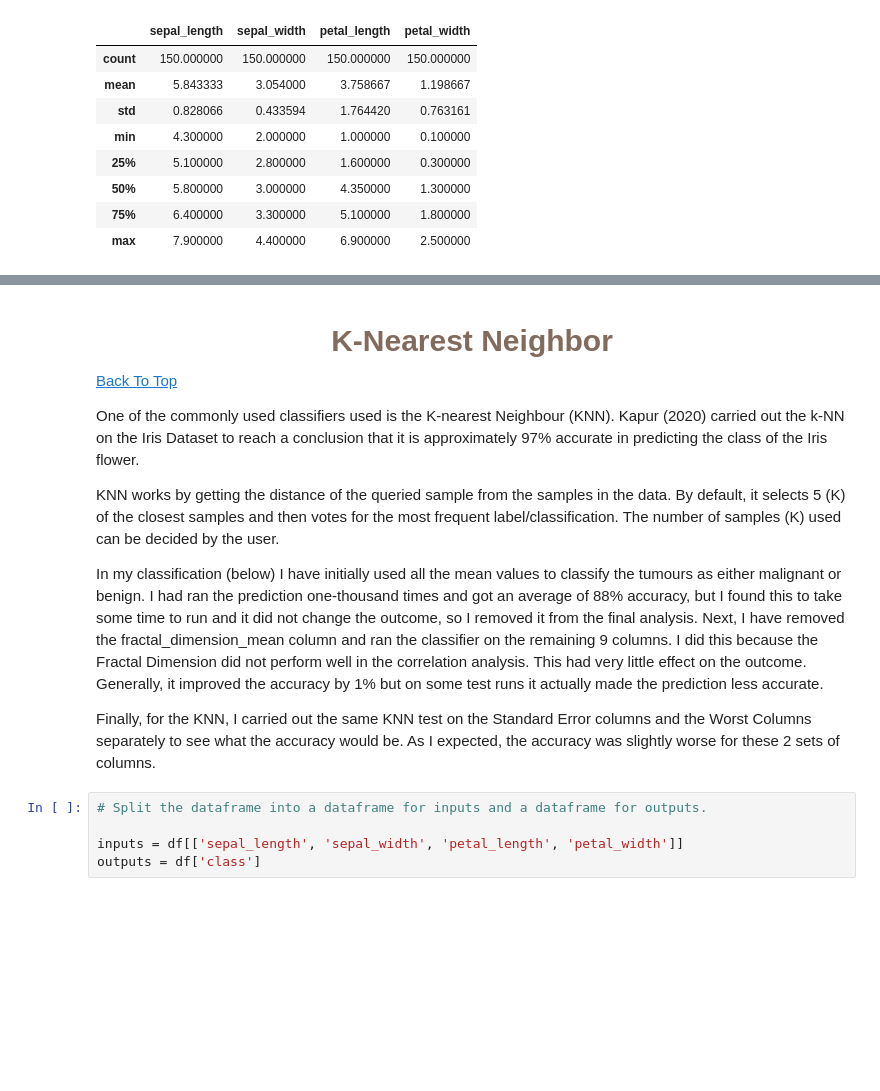
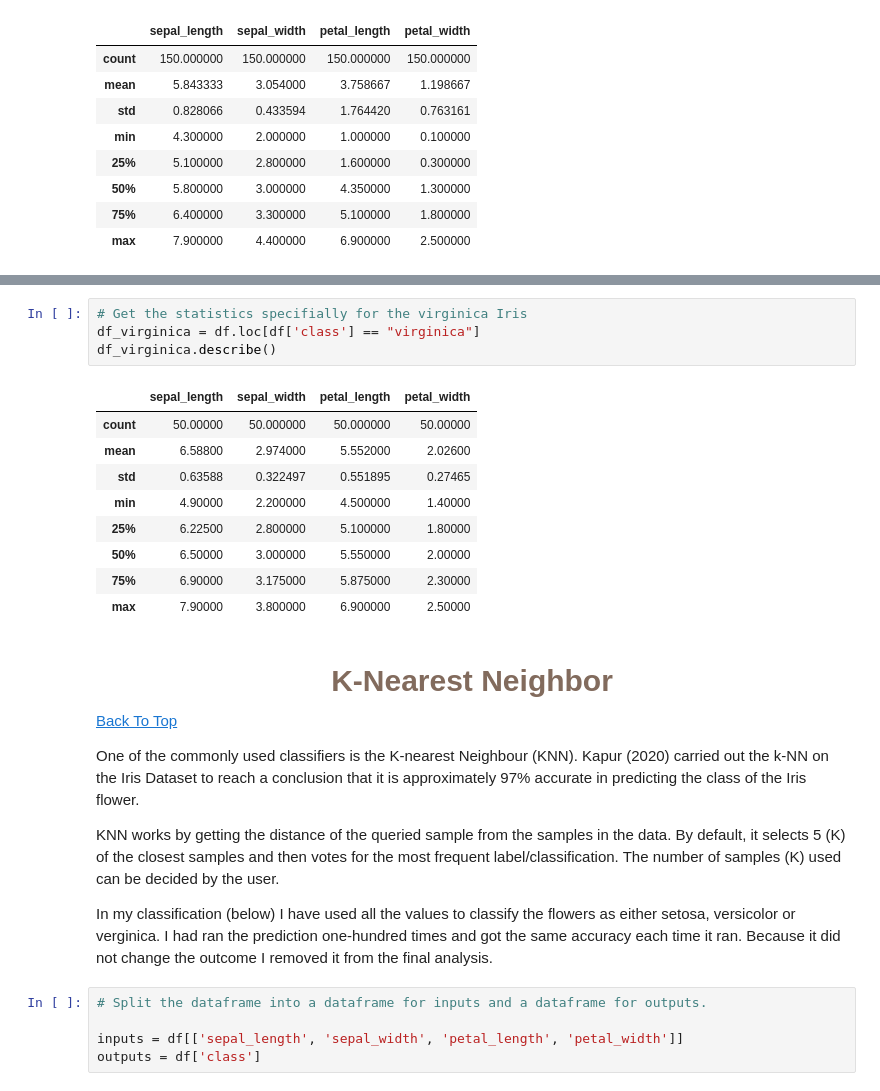
Before and after one commit to elainetynan/MachineLearningAndStats, a Jupyter notebook: project.ipynb, the cells around one changed output, grey strips where cells are left out. Cells and saved outputs as stored; diff of their text form; blank space fills up the shorter version.

Commit message:
Uploading notebook with KNN run 100 times to show no benefit of doing this.

```diff
--- a/project.ipynb
+++ b/project.ipynb
@@ -225,3 +253,17 @@ df.describe()
+# %%
+# Get the statistics specifially for the virginica Iris
+df_virginica = df.loc[df['class'] == "virginica"]
+df_virginica.describe()
+# %% [output]
+|  | sepal_length | sepal_width | petal_length | petal_width |
+| count | 50.00000 | 50.000000 | 50.000000 | 50.00000 |
+| mean | 6.58800 | 2.974000 | 5.552000 | 2.02600 |
+| std | 0.63588 | 0.322497 | 0.551895 | 0.27465 |
+| min | 4.90000 | 2.200000 | 4.500000 | 1.40000 |
+| 25% | 6.22500 | 2.800000 | 5.100000 | 1.80000 |
+| 50% | 6.50000 | 3.000000 | 5.550000 | 2.00000 |
+| 75% | 6.90000 | 3.175000 | 5.875000 | 2.30000 |
+| max | 7.90000 | 3.800000 | 6.900000 | 2.50000 |
 # %% [markdown]
 <a id='knn'></a>
 
@@ -229,13 +271,11 @@ df.describe()
 
 [Back To Top](#top)
 
-One of the commonly used classifiers used is the K-nearest Neighbour (KNN). Kapur (2020) carried out the k-NN on the Iris Dataset to reach a conclusion that it is approximately 97% accurate in predicting the class of the Iris flower.
+One of the commonly used classifiers is the K-nearest Neighbour (KNN). Kapur (2020) carried out the k-NN on the Iris Dataset to reach a conclusion that it is approximately 97% accurate in predicting the class of the Iris flower.
 
 KNN works by getting the distance of the queried sample from the samples in the data. By default, it selects 5 (K) of the closest samples and then votes for the most frequent label/classification. The number of samples (K) used can be decided by the user.
 
-In my classification (below) I have initially used all the mean values to classify the tumours as either malignant or benign. I had ran the prediction one-thousand times and got an average of 88% accuracy, but I found this to take some time to run and it did not change the outcome, so I removed it from the final analysis. Next, I have removed the fractal_dimension_mean column and ran the classifier on the remaining 9 columns. I did this because the Fractal Dimension did not perform well in the correlation analysis. This had very little effect on the outcome. Generally, it improved the accuracy by 1% but on some test runs it actually made the prediction less accurate.
-
-Finally, for the KNN, I carried out the same KNN test on the Standard Error columns and the Worst Columns separately to see what the accuracy would be. As I expected, the accuracy was slightly worse for these 2 sets of columns.
+In my classification (below) I have used all the values to classify the flowers as either setosa, versicolor or verginica. I had ran the prediction one-hundred times and got the same accuracy each time it ran. Because it did not change the outcome I removed it from the final analysis.
 # %%
 # Split the dataframe into a dataframe for inputs and a dataframe for outputs.
 
```
Also changed, not shown: parts of 5 cells of this notebook.
